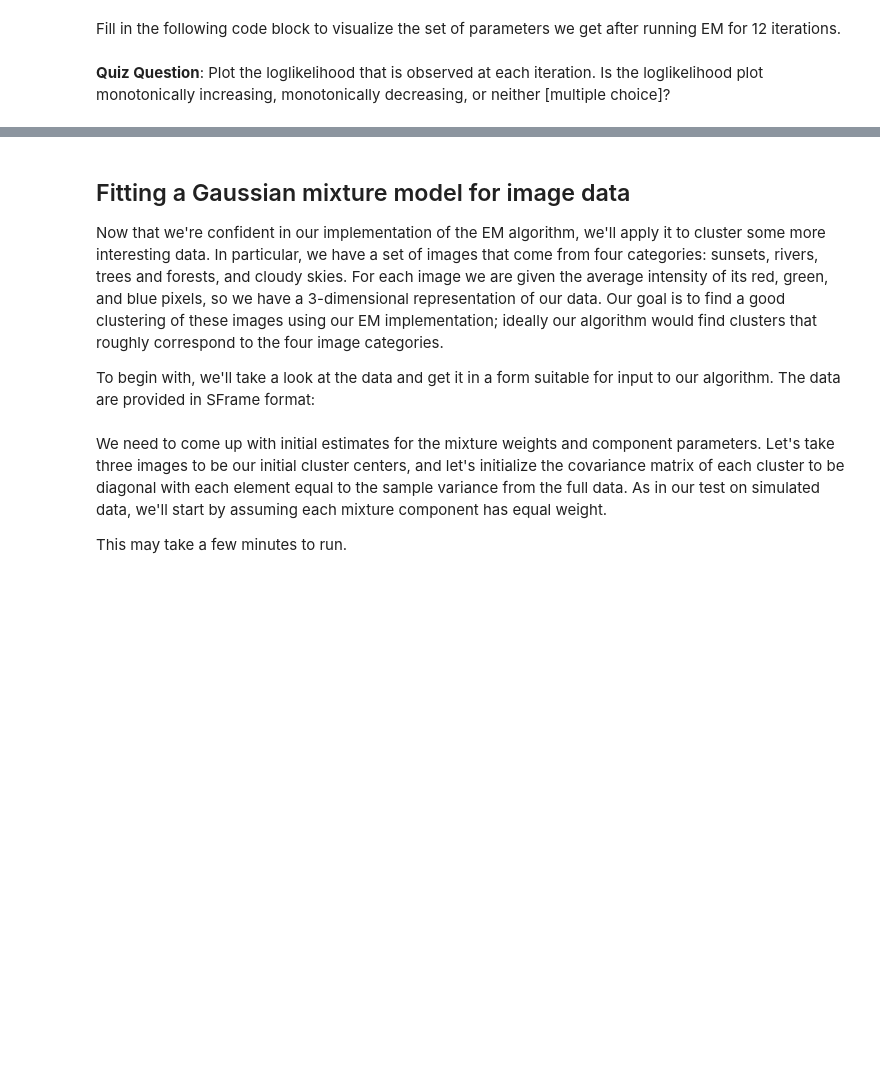
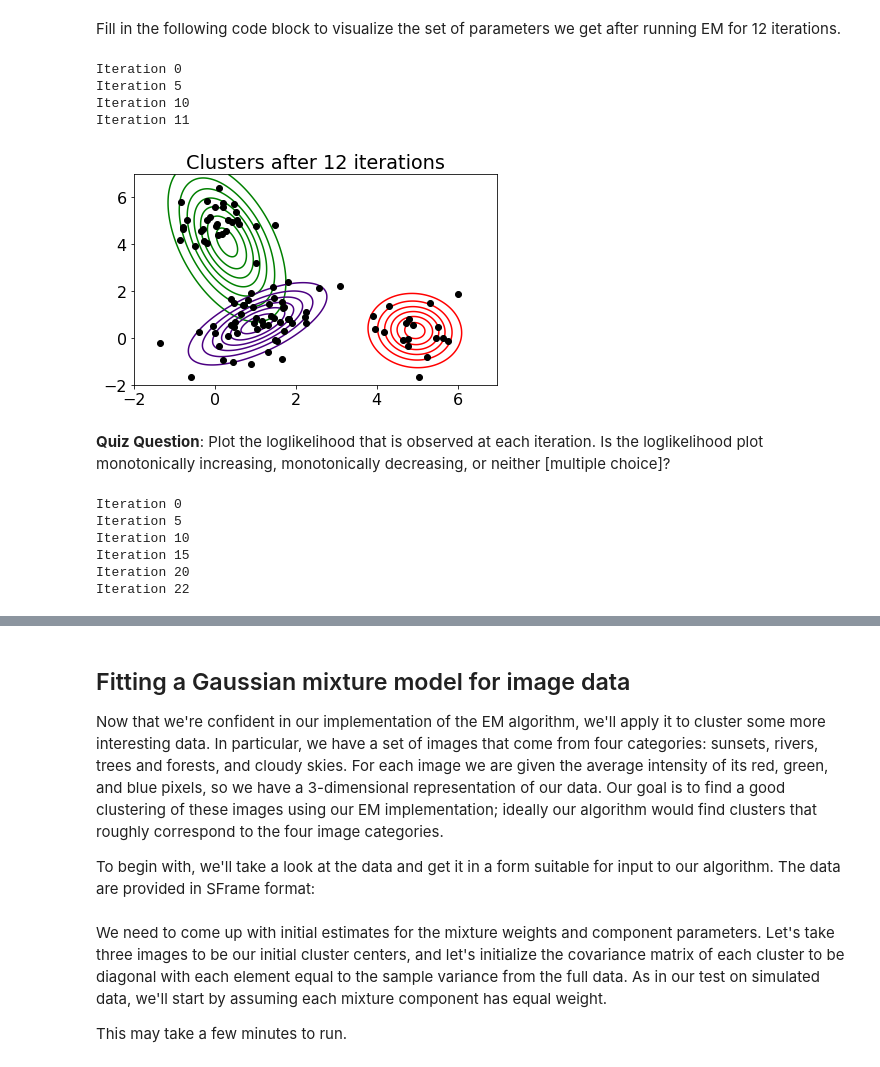
Before and after one commit to mdwyman/ML_UW_MOOC, a Jupyter notebook: ML-Clust/3_em-for-gmm.ipynb, the cells around one changed output, grey strips where cells are left out. Drawn from its saved outputs; the diff is of its cells as text; code cells hidden in the pictures; blank space fills up the shorter version.

```diff
--- a/ML-Clust/3_em-for-gmm.ipynb
+++ b/ML-Clust/3_em-for-gmm.ipynb
@@ -179,7 +178,7 @@ def compute_weights(counts):
         # Update the weight for cluster k using the M-step update rule for the cluster weight, \hat{\pi}_k.
         # HINT: compute # of data points by summing soft counts.
         # YOUR CODE HERE
-        weights[k] = ...
+        weights[k] = counts[k]/sum(counts)
 
     return weights
 # %% [markdown]
@@ -217,9 +220,9 @@ def compute_means(data, resp, counts):
         weighted_sum = 0.
         for i in range(num_data):
             # YOUR CODE HERE
-            weighted_sum += ...
+            weighted_sum += resp[i,k]*data[i]
         # YOUR CODE HERE
-        means[k] = ...
+        means[k] = weighted_sum/counts[k]
 
     return means
 # %% [markdown]
@@ -262,9 +267,9 @@ def compute_covariances(data, resp, counts, means):
         weighted_sum = np.zeros((num_dim, num_dim))
         for i in range(num_data):
             # YOUR CODE HERE (Hint: Use np.outer on the data[i] and this cluster's mean)
-            weighted_sum += ...
+            weighted_sum += resp[i,k]*np.outer(data[i]-means[k],data[i]-means[k])
         # YOUR CODE HERE
-        covariances[k] = ...
+        covariances[k] = weighted_sum/counts[k]
 
     return covariances
 # %% [markdown]
@@ -320,21 +327,21 @@ def EM(data, init_means, init_covariances, init_weights, maxiter=1000, thresh=1e
 
         # Update the weight for cluster k using the M-step update rule for the cluster weight, \hat{\pi}_k.
         # YOUR CODE HERE
-        weights = ...
+        weights = compute_weights(counts)
 
         # Update means for cluster k using the M-step update rule for the mean variables.
         # This will assign the variable means[k] to be our estimate for \hat{\mu}_k.
         # YOUR CODE HERE
-        means = ...
+        means = compute_means(data, resp, counts)
 
         # Update covariances for cluster k using the M-step update rule for covariance variables.
         # This will assign the variable covariances[k] to be the estimate for \hat{\Sigma}_k.
         # YOUR CODE HERE
-        covariances = ...
+        covariances = compute_covariances(data, resp, counts, means)
 
         # Compute the loglikelihood at this iteration
         # YOUR CODE HERE
-        ll_latest = ...
+        ll_latest = loglikelihood(data, weights, means, covariances)
         ll_trace.append(ll_latest)
 
         # Check for convergence in log-likelihood and store
@@ -475,16 +508,29 @@ plot_contours(data, results['means'], results['covs'], 'Final clusters')
 Fill in the following code block to visualize the set of parameters we get after running EM for 12 iterations.
 # %%
 # YOUR CODE HERE
-results = ...
+results = EM(data, initial_means, initial_covs, initial_weights, maxiter=12)
 
 plot_contours(data, results['means'], results['covs'], 'Clusters after 12 iterations')
+# %% [output]
+Iteration 0
+Iteration 5
+Iteration 10
+Iteration 11
+[figure, added]
 # %% [markdown]
 **Quiz Question**: Plot the loglikelihood that is observed at each iteration. Is the loglikelihood plot monotonically increasing, monotonically decreasing, or neither [multiple choice]?
 # %%
 results = EM(data, initial_means, initial_covs, initial_weights)
 
 # YOUR CODE HERE
-loglikelihoods = ...
+loglikelihoods = results['loglik']
+# %% [output]
+Iteration 0
+Iteration 5
+Iteration 10
+Iteration 15
+Iteration 20
+Iteration 22
 # %%
 plt.plot(range(len(loglikelihoods)), loglikelihoods, linewidth=4)
 plt.xlabel('Iteration')
```
Also changed, not shown: parts of 35 cells of this notebook, 1 other file.
